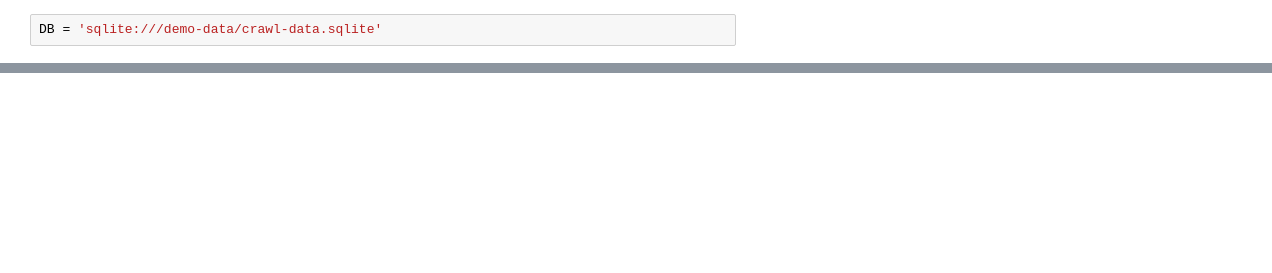
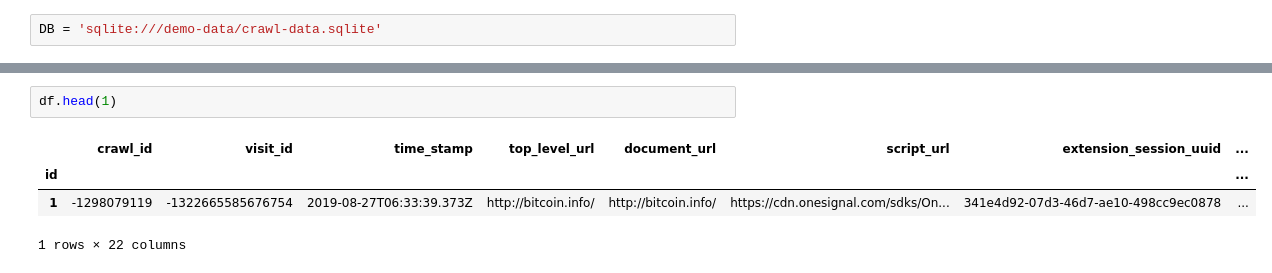
Before and after one commit to birdsarah/faust-selenium, a Jupyter notebook: crawler/data-review.ipynb, the cells around one changed output, grey strips where cells are left out. Cells and saved outputs as stored; diff of their text form; blank space fills up the shorter version.

Commit message:
Add with all data working, 200 site crawl done
Batched saving, updated readme, tested on 200 sites.

```diff
--- a/crawler/data-review.ipynb
+++ b/crawler/data-review.ipynb
@@ -45,4 +63,11 @@ Javascript
 5 rows × 22 columns
+# %%
+df.head(1)
+# %% [output]
+|  | crawl_id | visit_id | time_stamp | top_level_url | document_url | script_url | extension_session_uuid | ... |
+| id |  |  |  |  |  |  |  | ... |
+| 1 | -1298079119 | -1322665585676754 | 2019-08-27T06:33:39.373Z | http://bitcoin.info/ | http://bitcoin.info/ | https://cdn.onesignal.com/sdks/On... | 341e4d92-07d3-46d7-ae10-498cc9ec0878 | ... |
+1 rows × 22 columns
 # %%
 df = pd.read_sql_table('javascript_cookies', DB, index_col='id')
 print('Javascript cookies')
```
Also changed, not shown: parts of 18 cells of this notebook, 8 other files.
